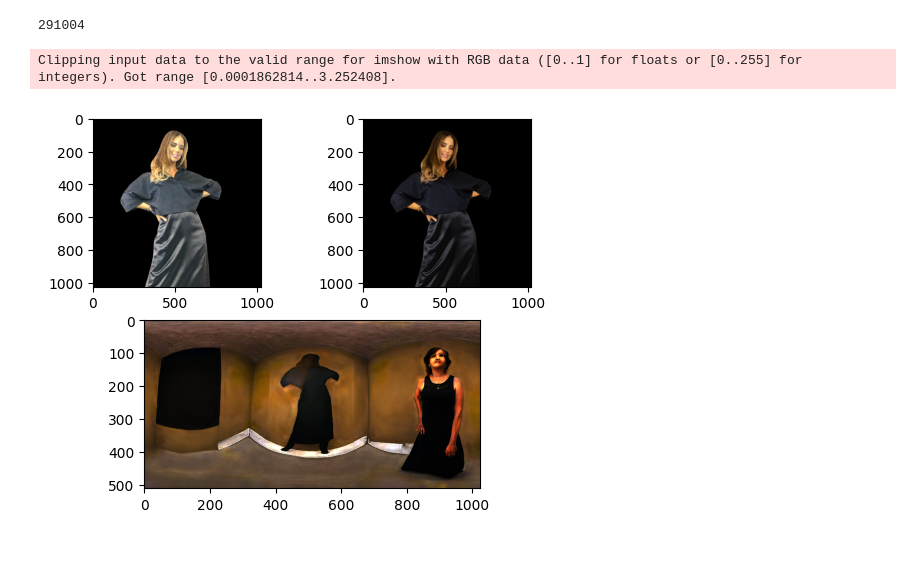
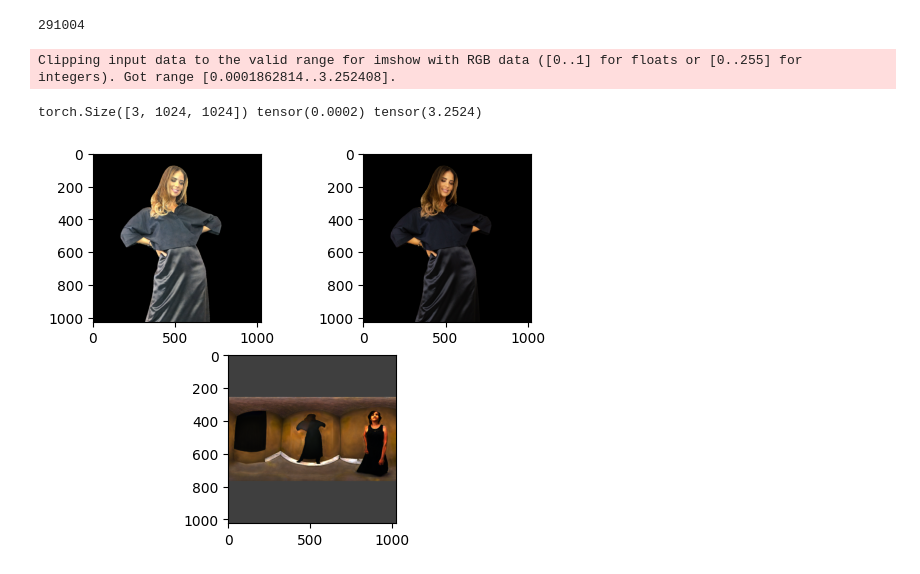
Before and after one commit to SodaLee/EzRelight, a Jupyter notebook: stage2_dataset.ipynb, the cells around one changed output. Drawn from its saved outputs; the diff is of its cells as text; code cells hidden in the pictures.

```diff
--- a/stage2_dataset.ipynb
+++ b/stage2_dataset.ipynb
@@ -77,7 +77,7 @@ exist: 778, not exist: 7
 291004
 # %%
 # dataset read test
-
+import os
 from datasets import load_dataset
 from torchvision import transforms
 from torchvision.transforms import v2
@@ -126,7 +126,8 @@ conditioning_image_transforms = v2.Compose(
 
 bg_image_transforms = v2.Compose(
     [
-        v2.Resize(size=1024 // 2, max_size=1024, interpolation=v2.InterpolationMode.BILINEAR),
+        v2.ToTensor(),
+        v2.Resize(size=512, max_size=1024, interpolation=v2.InterpolationMode.BILINEAR),
         v2.Pad([0, 256], fill=0.25, padding_mode='constant'),
     ]
 )
@@ -154,32 +155,34 @@ def preprocess_train(examples):
 
     lighting = [cv2.imread(lighting, cv2.IMREAD_UNCHANGED) for lighting in examples['lighting']]
     lighting = [cv2.cvtColor(l, cv2.COLOR_BGR2RGB) for l in lighting]
     lighting = [bg_image_transforms(l) for l in lighting]
 
     # phi = [torch.tensor(phi) for phi in examples['phi']]
 
     examples['source'] = source
     examples['target'] = target
     examples['mask'] = mask
     examples['depth'] = depth
     examples['lighting'] = lighting
 
     return examples
 
 ds = ds.with_transform(preprocess_train)
 
 # ds['train'][0]['lighting']
 sample = ds['train'][21]
 plt.figure()
 plt.subplot(2, 2, 1)
 plt.imshow(sample['source'].permute(1, 2, 0))
 # plt.imshow(ds['train'][idx]['source'])
 plt.subplot(2, 2, 2)
 plt.imshow(v2.functional.normalize(sample['target'], [-1.0], [2.0]).permute(1, 2, 0))
 # plt.imshow(ds['train'][idx]['target'])
 plt.subplot(2, 1, 2)
-plt.imshow(sample['lighting'])
+print(sample['lighting'].shape, sample['lighting'].min(), sample['lighting'].max())
+plt.imshow(sample['lighting'].permute(1, 2, 0))
 plt.show()
 # %% [output]
 Clipping input data to the valid range for imshow with RGB data ([0..1] for floats or [0..255] for integers). Got range [0.0001862814..3.252408].
+torch.Size([3, 1024, 1024]) tensor(0.0002) tensor(3.2524)
-[figure, old version]
+[figure, new version]
```
Also changed, not shown: 5 other files.
